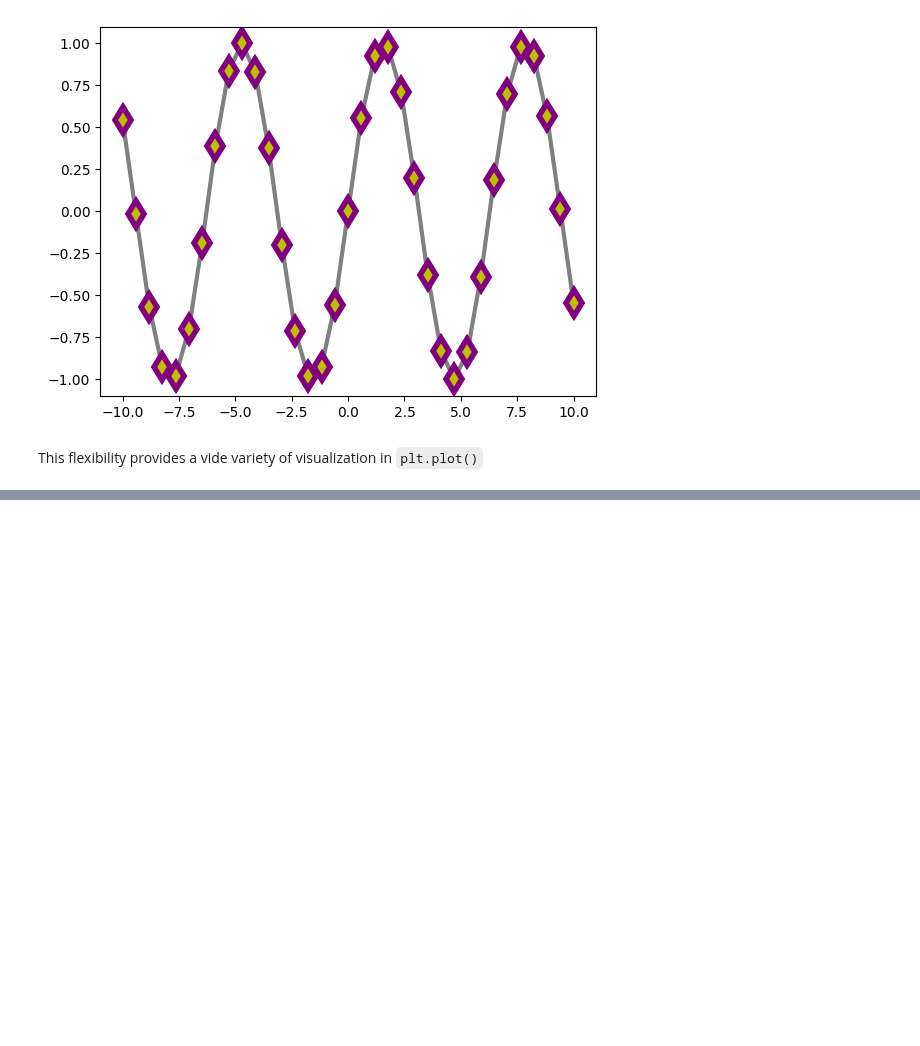
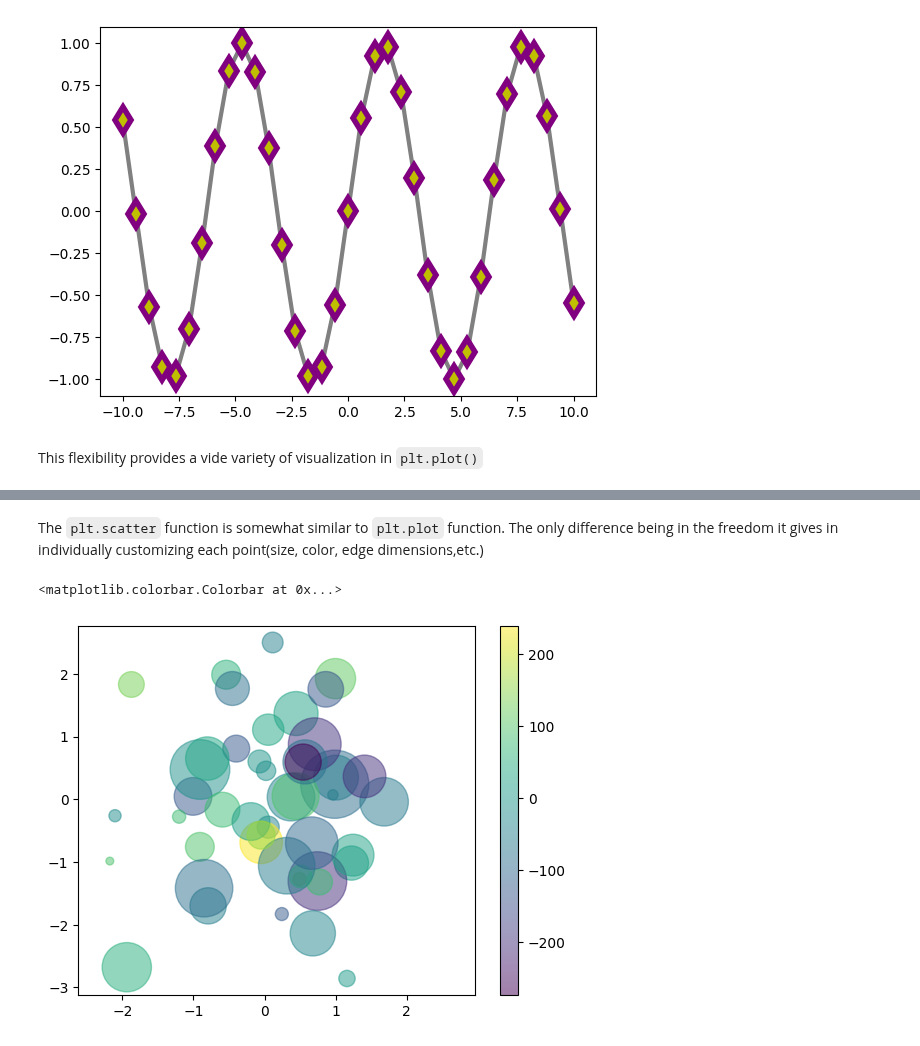
Before and after one commit to denis-james/Self-Learning, a Jupyter notebook: Matplotlib/2. Simple Scatter Plots.ipynb, the cells around one changed output, grey strips where cells are left out. Saved outputs shown, nothing was run; the diff lists cells and outputs as text; code cells hidden in the pictures; blank space fills up the shorter version.

Commit message:
Slight Update to Scatter Plots

```diff
--- a/Matplotlib/2. Simple Scatter Plots.ipynb
+++ b/Matplotlib/2. Simple Scatter Plots.ipynb
@@ -72,0 +80,20 @@ This flexibility provides a vide variety of visualization in `plt.plot()`
+# %% [markdown]
+The `plt.scatter` function is somewhat similar to `plt.plot` function. The only difference being in the freedom it gives in individually customizing each point(size, color, edge dimensions,etc.)
+# %%
+RandomState=np.random.RandomState()
+x=RandomState.randn(100)
+y=RandomState.randn(100)
+colors=RandomState.normal(0,100,100)
+sizes=1000*RandomState.randn(100)
+plt.scatter(
+    x,
+    y,
+    c=colors,
+    s=sizes,
+    alpha=.5,
+    cmap='viridis',
+)
+plt.colorbar()
+# %% [output]
+<matplotlib.colorbar.Colorbar at 0x...>
+[figure, added]
```
Also changed, not shown: parts of 2 cells of this notebook.
